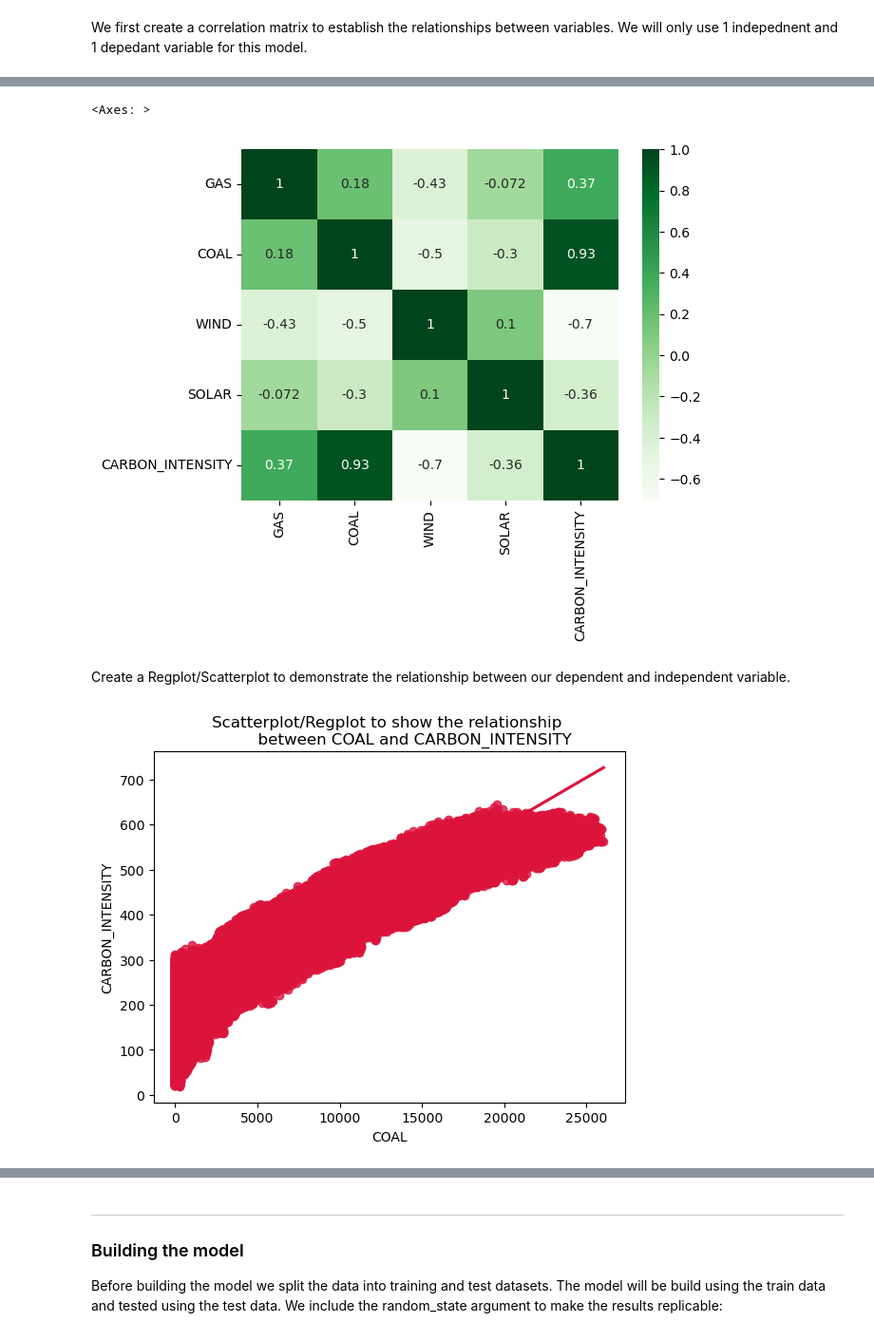
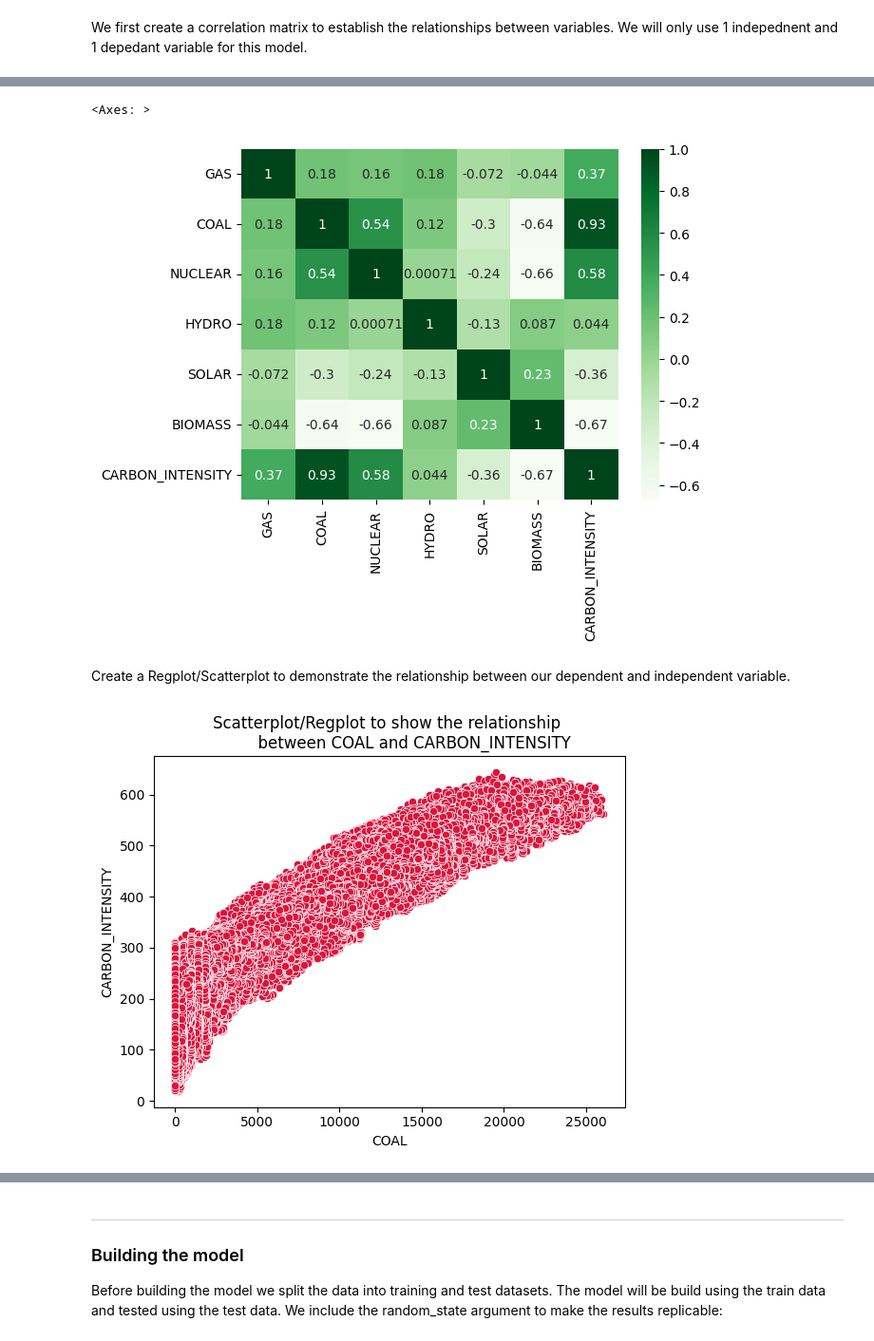
Before and after one commit to charlesvarthur/Workshops, a Jupyter notebook: Linear Regression/Energy/Linear Carbon Intensity - Coach.ipynb, the cells around one changed output, grey strips where cells are left out. Shown at 95% size. Drawn from its saved outputs; the diff is of its cells as text; code cells hidden in the pictures.

```diff
--- a/Linear Regression/Energy/Linear Carbon Intensity - Coach.ipynb
+++ b/Linear Regression/Energy/Linear Carbon Intensity - Coach.ipynb
@@ -64,6 +83,7 @@ FOSSIL_perc         305103
 dtype: int64
 # %%
 # Removed unrequired data and renamed close price
-carbon_df = carbon_df[["GAS","COAL","WIND","SOLAR","CARBON_INTENSITY"]]
+# carbon_df = carbon_df[["COAL","NUCLEAR","CARBON_INTENSITY"]]
+carbon_df = carbon_df[["GAS","COAL","NUCLEAR","HYDRO","SOLAR","BIOMASS","CARBON_INTENSITY"]]
 carbon_df.tail(10)
 # %% [output]
@@ -97,2 +118,0 @@ memory usage: 14.0 MB
-# %%
-carbon_df=carbon_df.iloc[:50000]
@@ -125,22 +161,22 @@ carbon_corr = carbon_df.corr()
 sns.heatmap(carbon_corr, annot=True, cmap="Greens")
 # %% [output]
 <Axes: >
-[figure, old version]
+[figure, new version]
 # %% [markdown]
 Create a Regplot/Scatterplot to demonstrate the relationship between our dependent and independent variable.
 # %%
 # Check the relationship between the selected variables
-sns.regplot(x = "COAL",
+sns.scatterplot(x = "COAL",
             y = "CARBON_INTENSITY",
             color="Crimson",
             data = carbon_df
 )
 
 # Add title with multiline string and new line
 plt.title("""Scatterplot/Regplot to show the relationship
           between COAL and CARBON_INTENSITY""")
 
 # Display visual with title
 plt.show()
 # %% [output]
-[figure, old version]
+[figure, new version]
```
Also changed, not shown: parts of 21 cells of this notebook, 7 other files.
